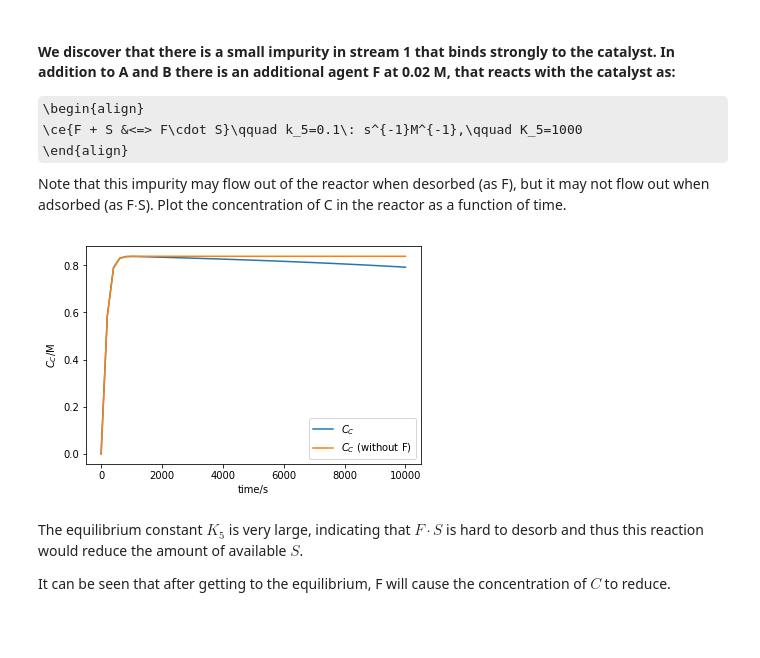
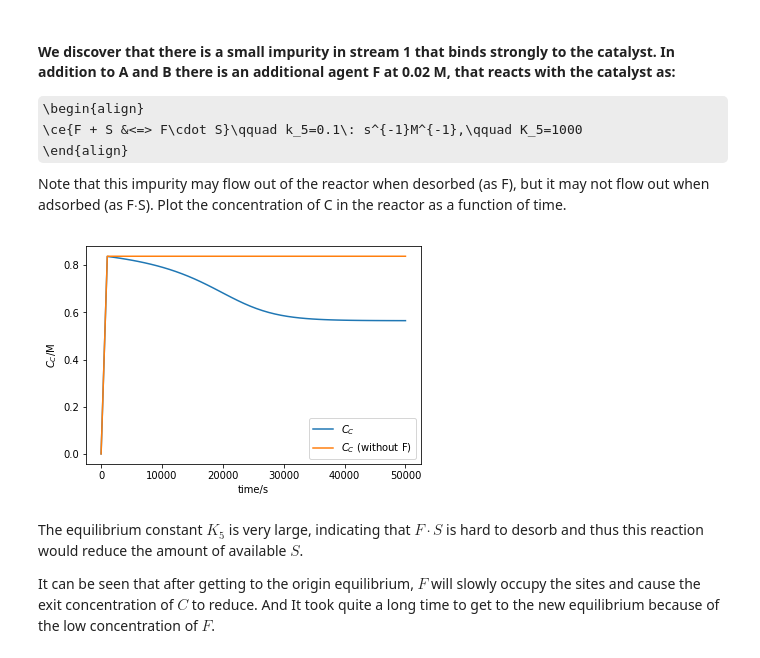
Before and after one commit to Johnick-Cheng/f17-06625, a Jupyter notebook: assignments/HW7-pengfeic.ipynb, the cells around one changed output. Saved outputs shown, nothing was run; the diff lists cells and outputs as text; code cells hidden in the pictures; some formulas as TeX source; blank space fills up the shorter version.

```diff
--- a/assignments/HW7-pengfeic.ipynb
+++ b/assignments/HW7-pengfeic.ipynb
@@ -275,41 +275,41 @@ not flow out when adsorbed (as F$\cdot$S). Plot the concentration of C in the re
 k5 = 0.1 # 1/s/M
 K5 = 1000
 
-FF0 = 0.02 # M
+FF0 = 0.01 # M
 
 C20 = np.array([0, 0, 0, 2, 0, 0, 0, 0, 0]).T # M, referring to A, B, C, S, AS, BS, CS, F, FS respecitvely
 
 def dCdt2 (C, t):
     CA, CB, CC, CS, CAS, CBS, CCS, CF, CFS = C
     r1 = k1 * (CA * CS - CAS / K1)
     r2 = k2 * (CB * CS - CBS / K2)
     r3 = k3 * (CAS * CBS - CCS * CS / K3)
     r4 = k4 * (CCS - CC * CS / K4)
     r5 = k5 * (CF * CS - CFS / K5)
 
     dCAdt = FA0 / V - CA * nu / V - r1
     dCBdt = FB0 / V - CB * nu / V - r2
     dCCdt = -CC * nu / V + r4
     dCSdt = - r1 - r2 + r3 + r4 - r5
     dCASdt = r1 - r3
     dCBSdt = r2 - r3
     dCCSdt = r3 - r4
     dCFdt = FF0 / V - CF * nu / V - r5
     dCFSdt = r5
 
     return [dCAdt, dCBdt, dCCdt, dCSdt, dCASdt, dCBSdt, dCCSdt, dCFdt, dCFSdt]
 
-tspan = np.linspace(0, 10000) # s
+tspan = np.linspace(0, 50000) # s
 sol = odeint(dCdt, C0, tspan)
 sol2 = odeint(dCdt2, C20, tspan)
 plt.plot(tspan, sol2[:,2], tspan, sol[:,2])
 plt.legend(['$C_C$','$C_C$ (without F)'])
 plt.xlabel('time/s')
 plt.ylabel('$C_C$/M')
 plt.show()
 # %% [output]
-[figure, old version]
+[figure, new version]
 # %% [markdown]
 The equilibrium constant $K_5$ is very large, indicating that $F\cdot S$ is hard to desorb and thus this reaction would reduce the amount of available $S$.
 
-It can be seen that after getting to the equilibrium, F will cause the concentration of $C$ to reduce.
+It can be seen that after getting to the origin equilibrium, $F$ will slowly occupy the sites and cause the exit concentration of $C$ to reduce. And It took quite a long time to get to the new equilibrium because of the low concentration of $F$.
```
Also changed, not shown: parts of 2 cells of this notebook, 4 other files.
